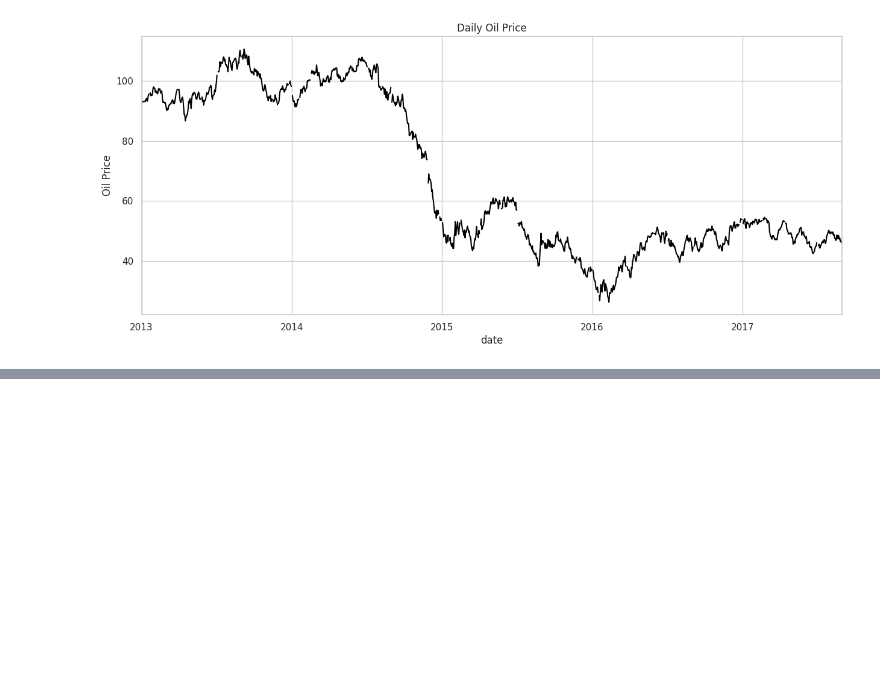
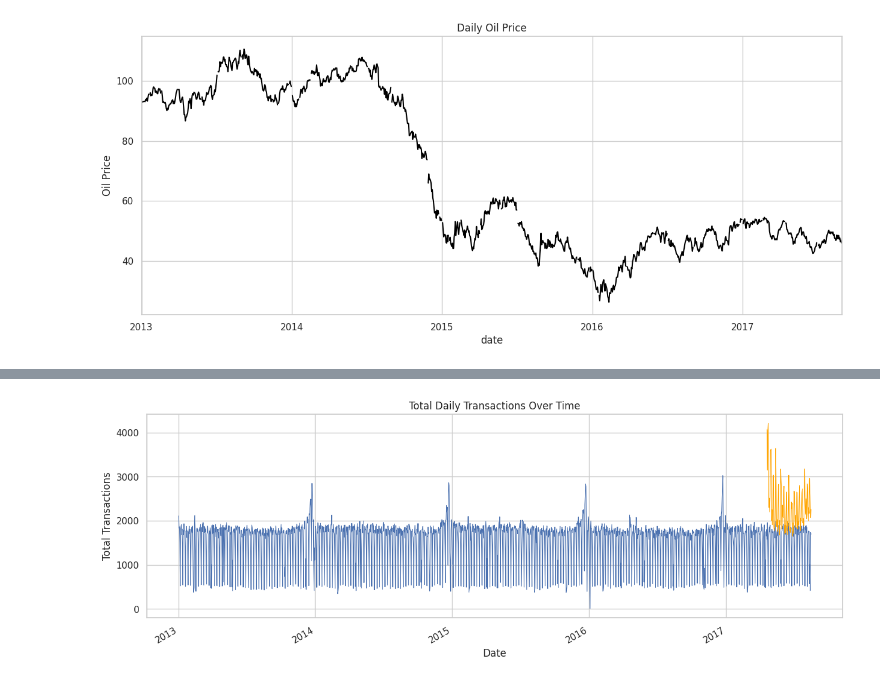
Before and after one commit to radema/kaggle-store-sales-ts, a Jupyter notebook: notebooks/01-eda-raw-data.ipynb, the cells around one changed output, grey strips where cells are left out. Saved outputs shown, nothing was run; the diff lists cells and outputs as text; code cells hidden in the pictures; blank space fills up the shorter version.

```diff
--- a/notebooks/01-eda-raw-data.ipynb
+++ b/notebooks/01-eda-raw-data.ipynb
@@ -169,0 +230,14 @@ plt.show()
+# %%
+# 4.2 Total transactions distribution over time
+daily_trans_n1 = trans_df[trans_df['store_nbr']==1].groupby('date')['transactions'].sum()
+daily_trans_n52 = trans_df[trans_df['store_nbr']==52].groupby('date')['transactions'].sum()
+
+plt.figure(figsize=(15, 5))
+daily_trans_n1.plot(linewidth=0.8)
+daily_trans_n52.plot(linewidth=0.8, color='orange')
+plt.title('Total Daily Transactions Over Time')
+plt.xlabel('Date')
+plt.ylabel('Total Transactions')
+plt.show()
+# %% [output]
+[figure, added]
```
Also changed, not shown: parts of 14 cells of this notebook, 10 other files.
